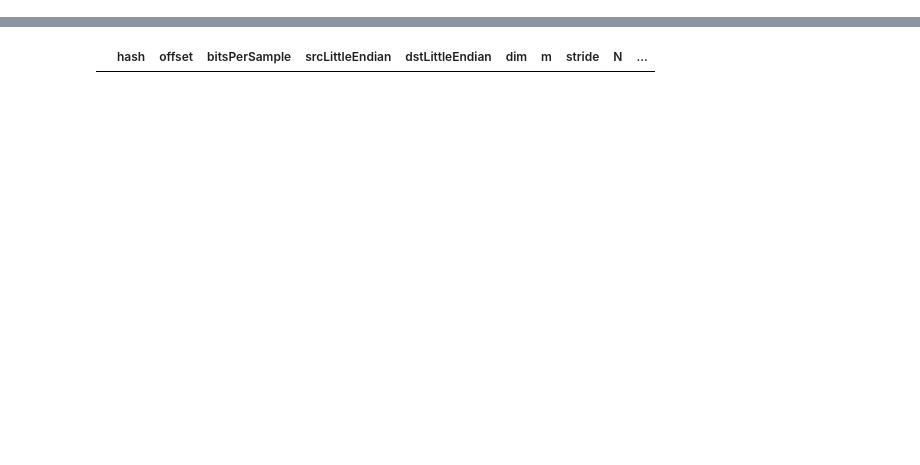
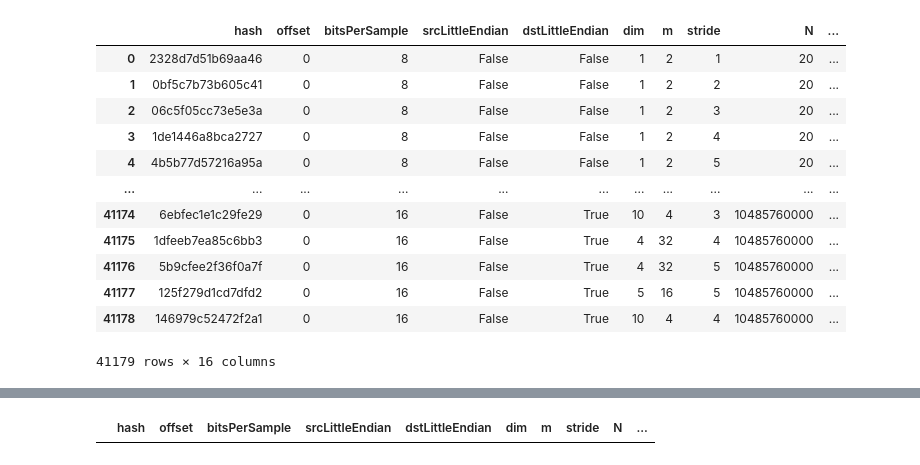
Before and after one commit to teaprof/hypercube, a Jupyter notebook: src/launchers/showall.ipynb, the cells around one changed output, grey strips where cells are left out. Cells and saved outputs as stored; diff of their text form; code cells hidden in the pictures; blank space fills up the shorter version.

```diff
--- a/src/launchers/showall.ipynb
+++ b/src/launchers/showall.ipynb
@@ -5,8 +5,23 @@ import scipy
 # %%
 dtype_spec = {"sum": np.int64, "sum2": np.int64, "chi2cdf": np.float64, "parameters_ok": np.bool, "srcLittleEndian": np.bool, "dstLittleEndian": np.bool}
 with open("../results.csv", "r") as f:
     df = pd.read_csv(f, sep="\s+", dtype=dtype_spec, keep_default_na=False)
 df = df.drop(["date","time","elapsed", "rng"], axis=1)
+df
+# %% [output]
+|  | hash | offset | bitsPerSample | srcLittleEndian | dstLittleEndian | dim | m | stride | N | ... |
+| 0 | 2328d7d51b69aa46 | 0 | 8 | False | False | 1 | 2 | 1 | 20 | ... |
+| 1 | 0bf5c7b73b605c41 | 0 | 8 | False | False | 1 | 2 | 2 | 20 | ... |
+| 2 | 06c5f05cc73e5e3a | 0 | 8 | False | False | 1 | 2 | 3 | 20 | ... |
+| 3 | 1de1446a8bca2727 | 0 | 8 | False | False | 1 | 2 | 4 | 20 | ... |
+| 4 | 4b5b77d57216a95a | 0 | 8 | False | False | 1 | 2 | 5 | 20 | ... |
+| ... | ... | ... | ... | ... | ... | ... | ... | ... | ... | ... |
+| 41174 | 6ebfec1e1c29fe29 | 0 | 16 | False | True | 10 | 4 | 3 | 10485760000 | ... |
+| 41175 | 1dfeeb7ea85c6bb3 | 0 | 16 | False | True | 4 | 32 | 4 | 10485760000 | ... |
+| 41176 | 5b9cfee2f36f0a7f | 0 | 16 | False | True | 4 | 32 | 5 | 10485760000 | ... |
+| 41177 | 125f279d1cd7dfd2 | 0 | 16 | False | True | 5 | 16 | 5 | 10485760000 | ... |
+| 41178 | 146979c52472f2a1 | 0 | 16 | False | True | 10 | 4 | 4 | 10485760000 | ... |
+41179 rows × 16 columns
 # %%
 alpha = 1e-6
 mask = (df.chi2cdf > 1-alpha) & (df.parameters_ok == True)
```
Also changed, not shown: parts of 4 cells of this notebook, 2 other files.
